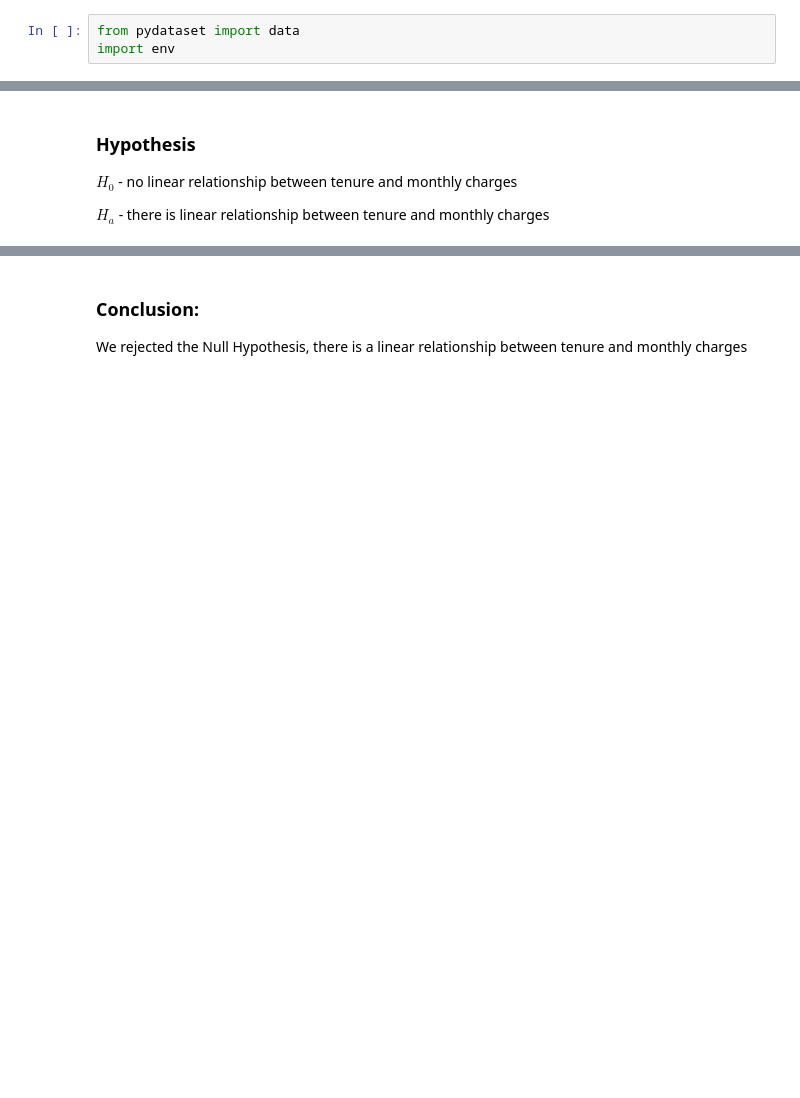
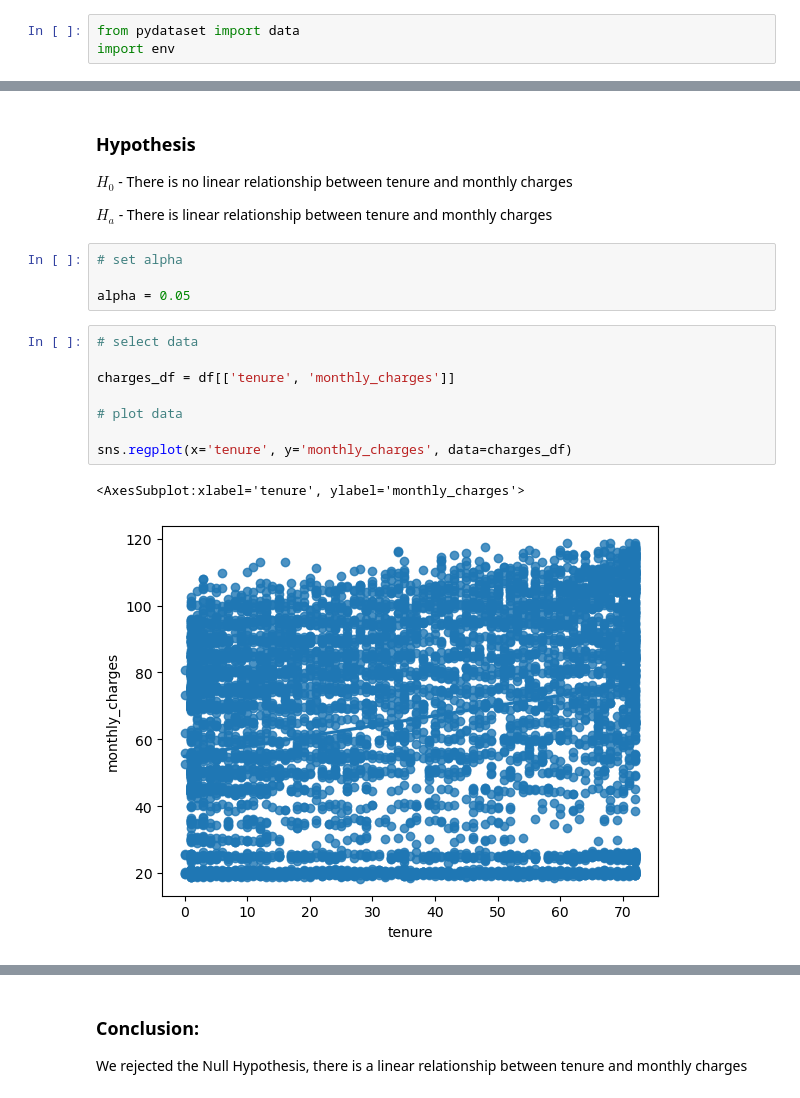
Before and after one commit to devgurung141/statistics-exercises, a Jupyter notebook: hypothesis_testing.ipynb, the cells around one changed output, grey strips where cells are left out. Cells and saved outputs as stored; diff of their text form; blank space fills up the shorter version.

```diff
--- a/hypothesis_testing.ipynb
+++ b/hypothesis_testing.ipynb
@@ -400,6 +412,21 @@ memory usage: 1.1+ MB
 # %% [markdown]
 ### Hypothesis
 
-$H_0$ - no linear relationship between tenure and monthly charges
+$H_0$ - There is no linear relationship between tenure and monthly charges
 
-$H_a$ - there is linear relationship between tenure and monthly charges
+$H_a$ - There is linear relationship between tenure and monthly charges
+# %%
+# set alpha
+
+alpha = 0.05
+# %%
+# select data
+
+charges_df = df[['tenure', 'monthly_charges']]
+
+# plot data
+
+sns.regplot(x='tenure', y='monthly_charges', data=charges_df)
+# %% [output]
+<AxesSubplot:xlabel='tenure', ylabel='monthly_charges'>
+[figure, added]
```
Also changed, not shown: parts of 150 cells of this notebook.
